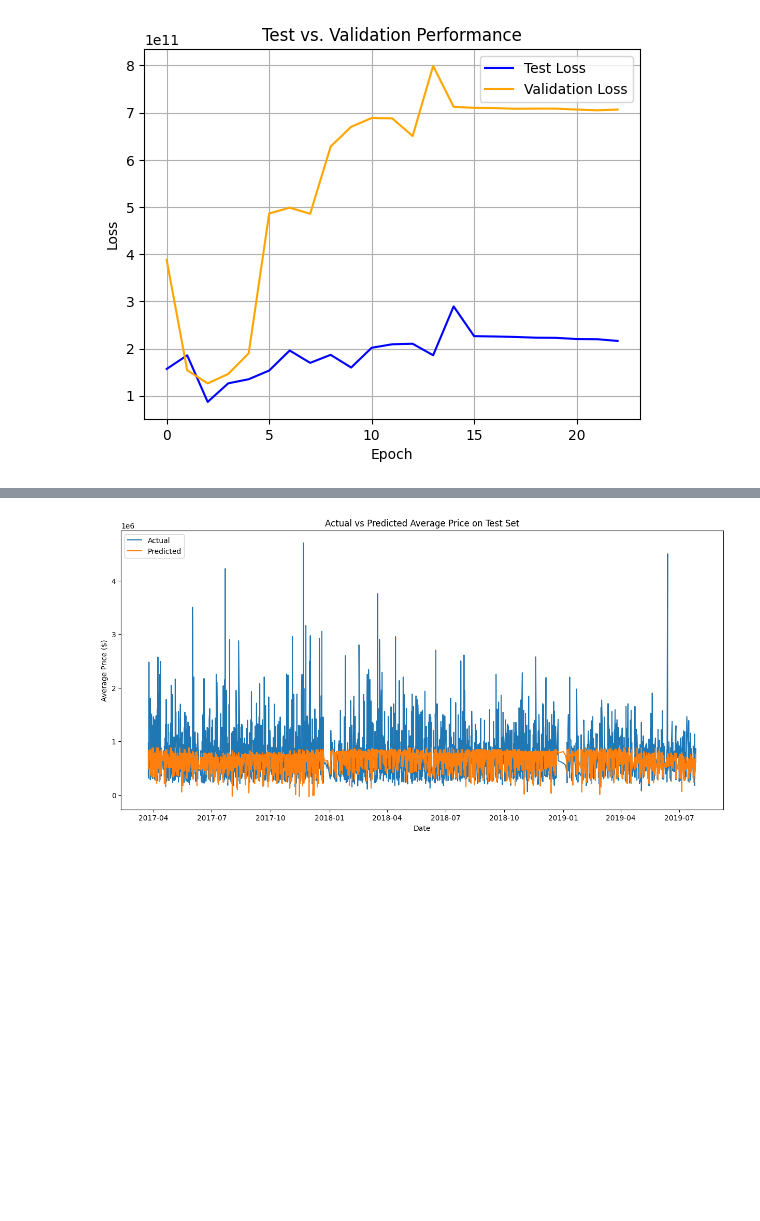
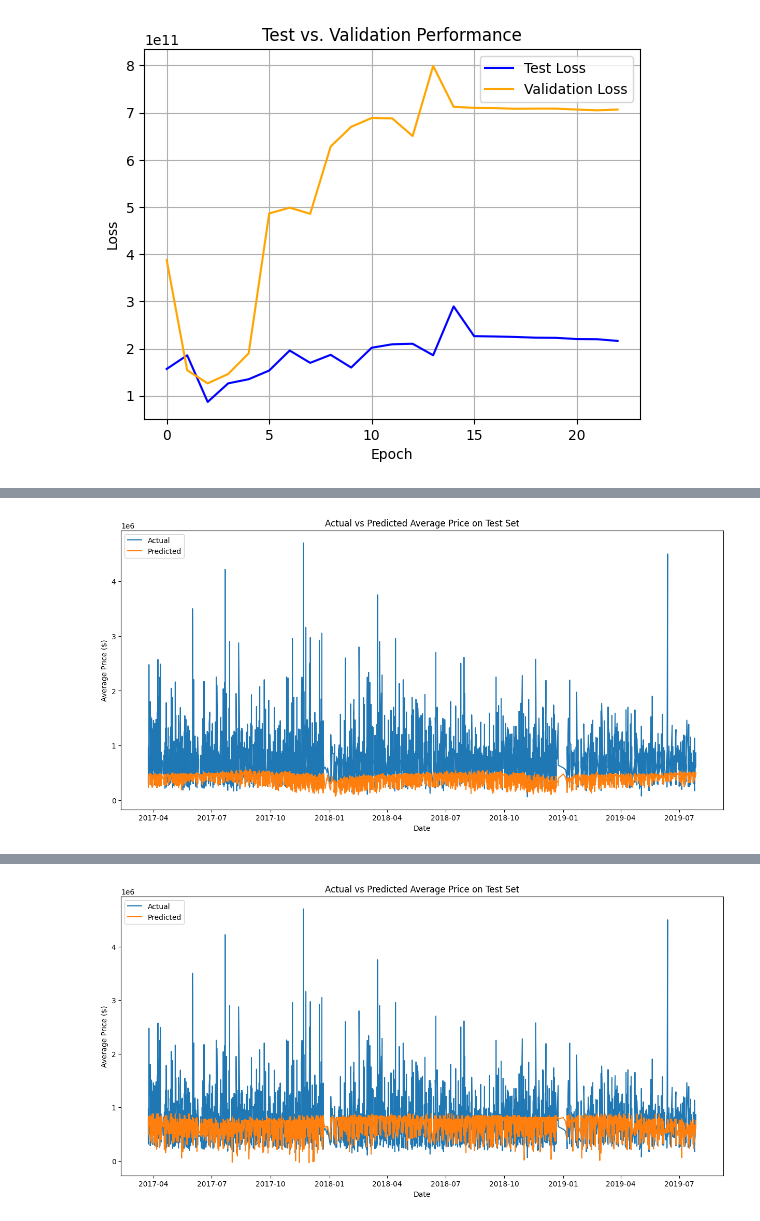
Before and after one commit to chrisjohnklopper/Machine-Learning-Assignment-3, a Jupyter notebook: notebooks/house.ipynb, the cells around one changed output, grey strips where cells are left out. Saved outputs shown, nothing was run; the diff lists cells and outputs as text; code cells hidden in the pictures; blank space fills up the shorter version.

```diff
--- a/notebooks/house.ipynb
+++ b/notebooks/house.ipynb
@@ -413,0 +512,20 @@ pickle.dump(house_jordan_h32_results, open('../pickles/house_jordan_h32_results.
+# %%
+house_multirnn_h32_results = pickle.load(open('../pickles/house_multirnn_h32_results.pkl', 'rb'))
+house_elman_h32_results = pickle.load(open('../pickles/house_elman_h32_results.pkl', 'rb'))
+house_jordan_h32_results = pickle.load(open('../pickles/house_jordan_h32_results.pkl', 'rb'))
+# %%
+from util import get_predictions
+processed_test = preprocess(raw_test)
+r3 = get_predictions(raw_test=raw_test,
+                     preprocessed_test=processed_test,
+                     results=house_multirnn_h32_results,
+                     model_name='MultiRNN H32 House',
+                     xlabel='Date',
+                     ylabel='Average Price ($)',
+                     title='Actual vs Predicted Average Price on Test Set',
+                     target_feature_name='price',
+                     save_path='../images/house-multirnn-h32-actual-vs-predicted.pdf',
+                     show_plot=True)
+r3
+# %% [output]
+[figure, added]
```
Also changed, not shown: parts of 4 cells of this notebook, 12 other files.
